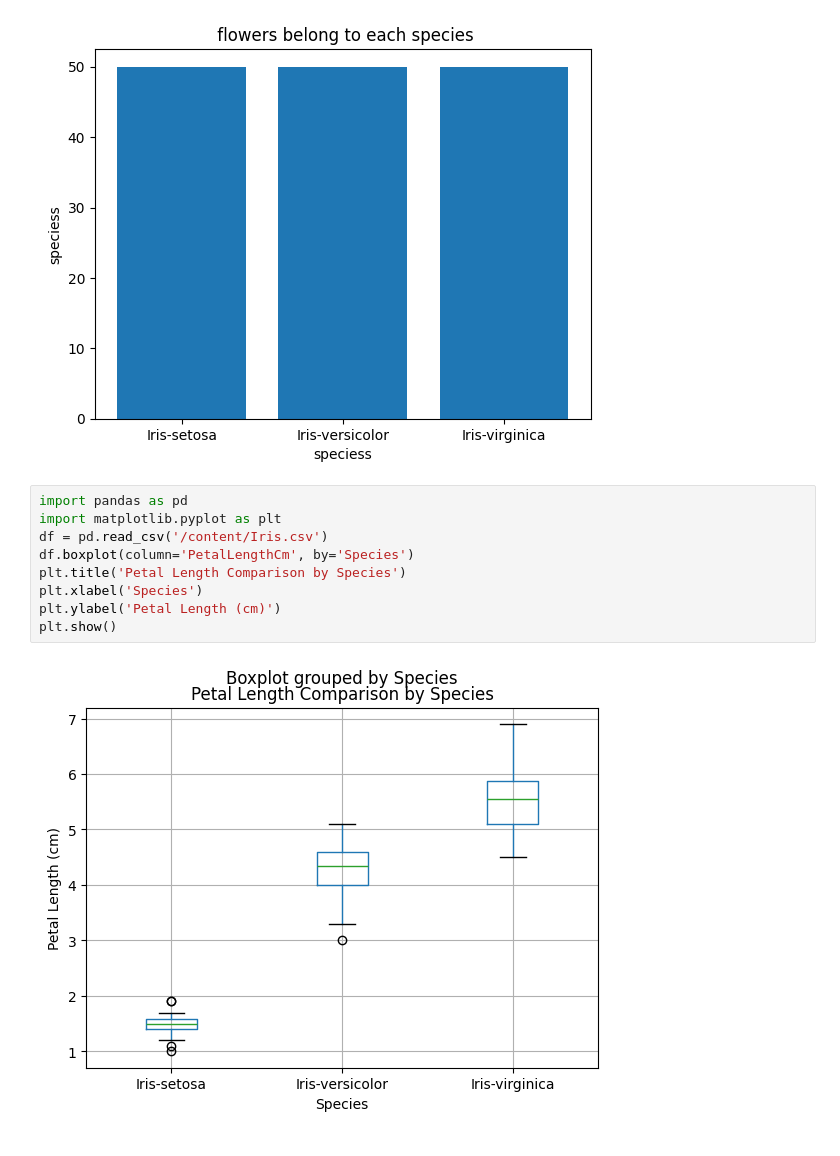
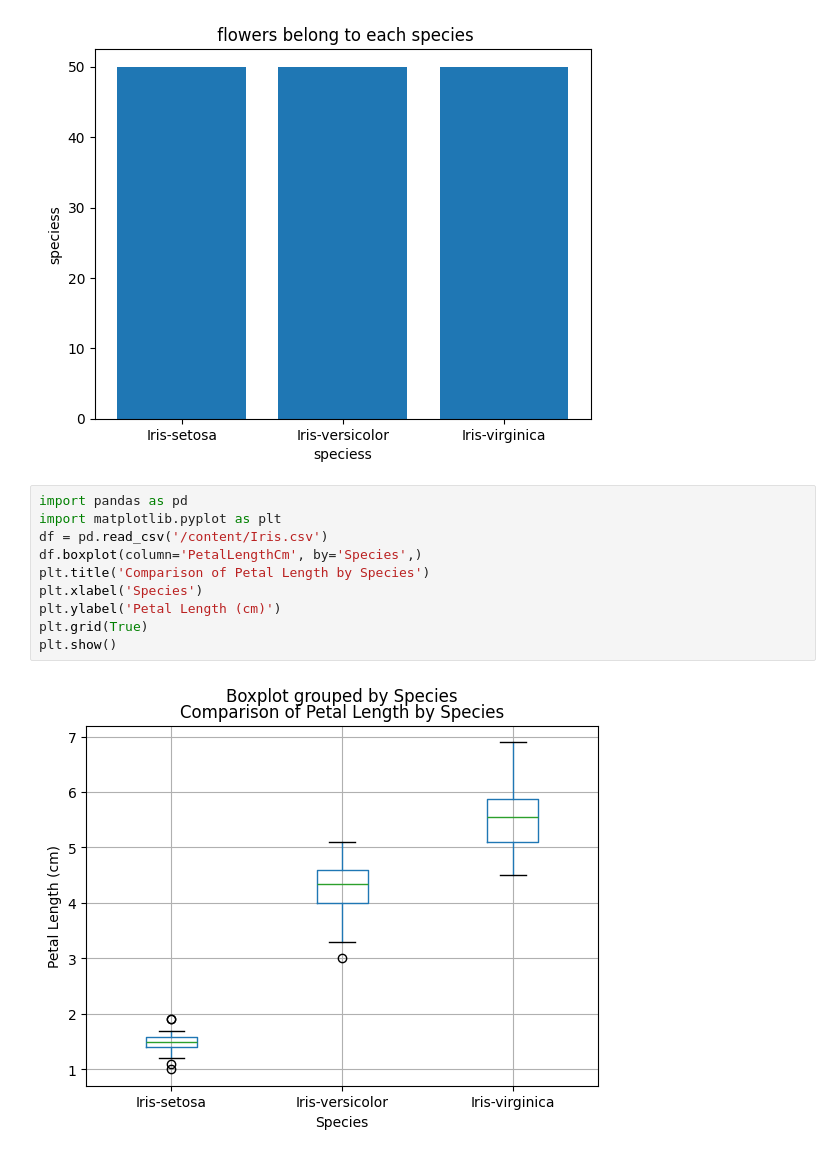
Before and after one commit to Nohan28/iris, a Jupyter notebook: cie_1.ipynb, the cells around one changed output. Cells and saved outputs as stored; diff of their text form.

```diff
--- a/cie_1.ipynb
+++ b/cie_1.ipynb
@@ -37,11 +37,12 @@ plt.show()
 # %%
 import pandas as pd
 import matplotlib.pyplot as plt
 df = pd.read_csv('/content/Iris.csv')
-df.boxplot(column='PetalLengthCm', by='Species')
-plt.title('Petal Length Comparison by Species')
+df.boxplot(column='PetalLengthCm', by='Species',)
+plt.title('Comparison of Petal Length by Species')
 plt.xlabel('Species')
 plt.ylabel('Petal Length (cm)')
+plt.grid(True)
 plt.show()
 # %% [output]
-[figure, old version]
+[figure, new version]
```
